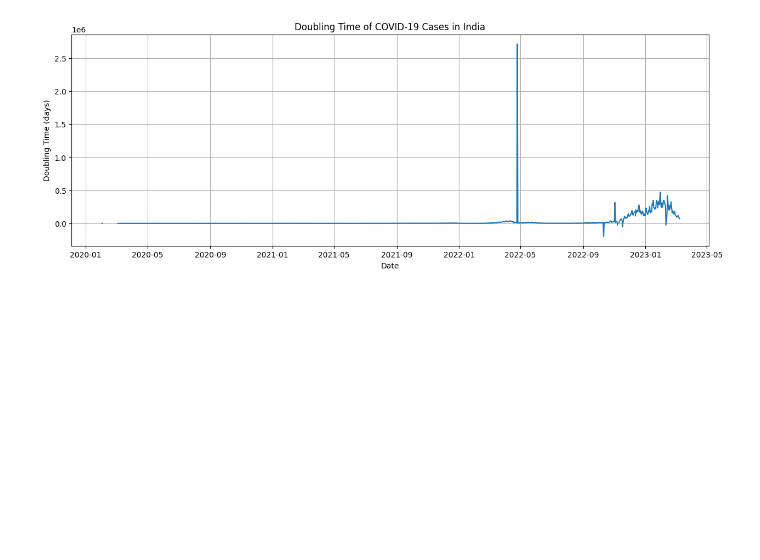
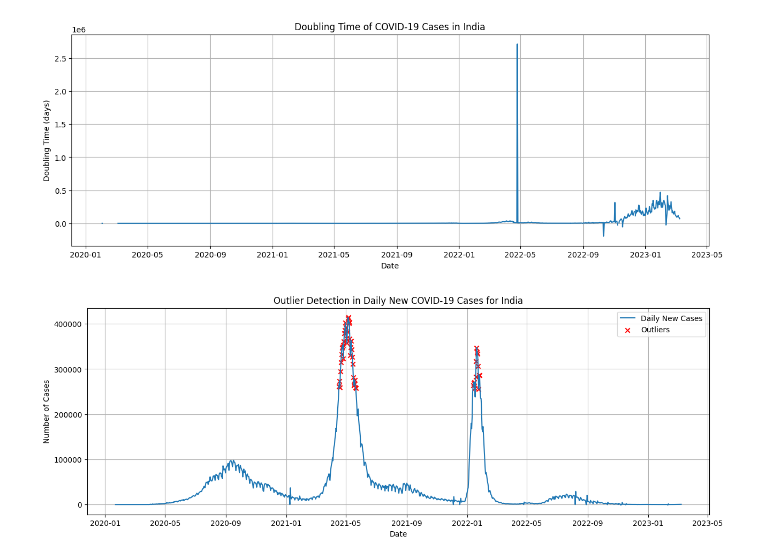
Before and after one commit to Akshay-Paunikar/Statistics_for_Data_Science, a Jupyter notebook: Data_Analysis/Covid_19/Covid_19_Data_Analysis.ipynb, the cells around one changed output. Drawn from its saved outputs; the diff is of its cells as text; code cells hidden in the pictures; blank space fills up the shorter version.

Commit message:
Covid 19 - Use Z-score to detect outliers in daily new cases.

```diff
--- a/Data_Analysis/Covid_19/Covid_19_Data_Analysis.ipynb
+++ b/Data_Analysis/Covid_19/Covid_19_Data_Analysis.ipynb
@@ -351,3 +351,27 @@ plt.grid(True)
 plt.show()
 # %% [output]
 [figure]
+# %%
+# Use Z-score to detect outliers in daily new cases.
+from scipy.stats import zscore
+
+# Calculate daily new cases
+country = 'India'
+new_cases = confirmed_df[country].diff().fillna(0)
+
+# Calculate Z-scores for outlier detection
+z_scores = zscore(new_cases)
+outliers = new_cases[(z_scores > 3) | (z_scores < -3)]  # Z-score threshold of 3
+
+# Plotting with outliers marked
+plt.figure(figsize=(15, 5))
+plt.plot(confirmed_df.index, new_cases, label='Daily New Cases')
+plt.scatter(outliers.index, outliers, color='red', label='Outliers', marker='x')
+plt.title(f'Outlier Detection in Daily New COVID-19 Cases for {country}')
+plt.xlabel('Date')
+plt.ylabel('Number of Cases')
+plt.legend()
+plt.grid(True)
+plt.show()
+# %% [output]
+[figure, added]
```
